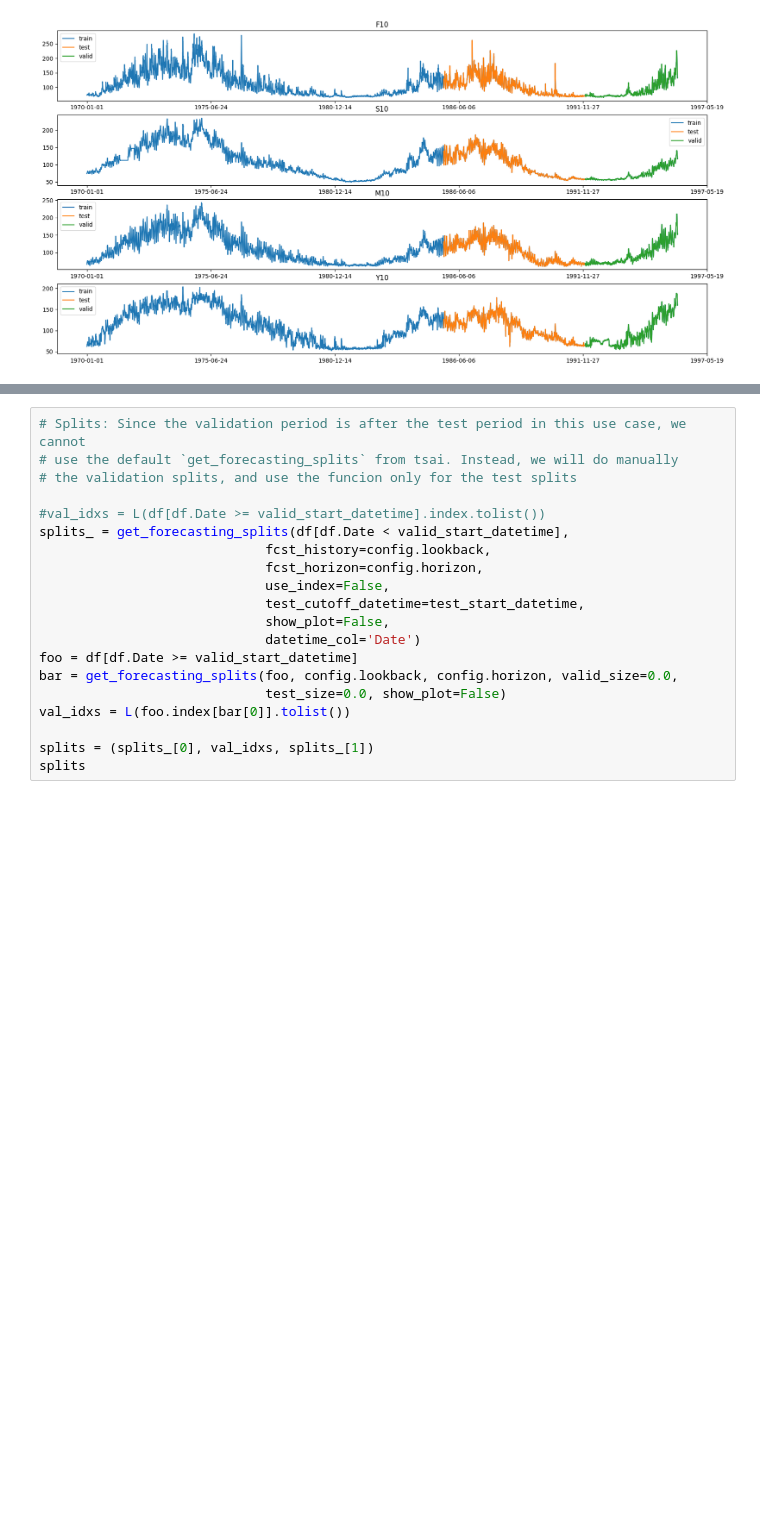
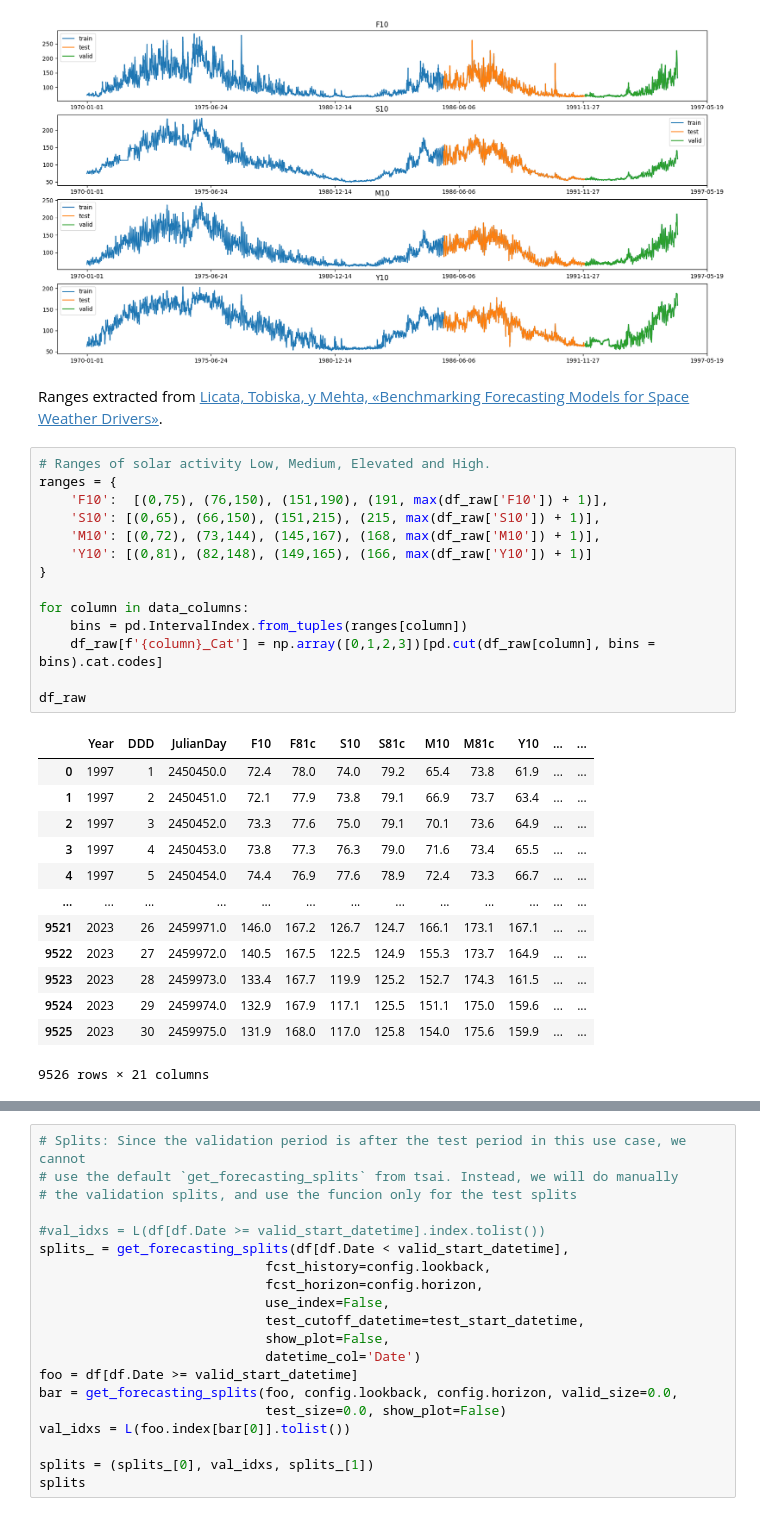
Before and after one commit to ARCLab-MIT/SW-Transformers-Forecaster-Framework, a Jupyter notebook: dev_nbs/solfsmy_train.ipynb, the cells around one changed output, grey strips where cells are left out. Saved outputs shown, nothing was run; the diff lists cells and outputs as text; blank space fills up the shorter version.

```diff
--- a/dev_nbs/solfsmy_train.ipynb
+++ b/dev_nbs/solfsmy_train.ipynb
@@ -331,3 +331,33 @@ for i, var in enumerate(['F10', 'S10', 'M10', 'Y10']):
     ax[i].xaxis.set_major_formatter(mdates.DateFormatter('%Y-%m-%d')) # format x-axis ticks
 # %% [output]
 [figure]
+# %% [markdown]
+Ranges extracted from [Licata, Tobiska, y Mehta, «Benchmarking Forecasting Models for Space Weather Drivers»]().
+# %%
+# Ranges of solar activity Low, Medium, Elevated and High.
+ranges = {
+    'F10':  [(0,75), (76,150), (151,190), (191, max(df_raw['F10']) + 1)],
+    'S10': [(0,65), (66,150), (151,215), (215, max(df_raw['S10']) + 1)],
+    'M10': [(0,72), (73,144), (145,167), (168, max(df_raw['M10']) + 1)],
+    'Y10': [(0,81), (82,148), (149,165), (166, max(df_raw['Y10']) + 1)]
+}
+
+for column in data_columns:
+    bins = pd.IntervalIndex.from_tuples(ranges[column])
+    df_raw[f'{column}_Cat'] = np.array([0,1,2,3])[pd.cut(df_raw[column], bins = bins).cat.codes]
+
+df_raw
+# %% [output]
+|  | Year | DDD | JulianDay | F10 | F81c | S10 | S81c | M10 | M81c | Y10 | ... | ... |
+| 0 | 1997 | 1 | 2450450.0 | 72.4 | 78.0 | 74.0 | 79.2 | 65.4 | 73.8 | 61.9 | ... | ... |
+| 1 | 1997 | 2 | 2450451.0 | 72.1 | 77.9 | 73.8 | 79.1 | 66.9 | 73.7 | 63.4 | ... | ... |
+| 2 | 1997 | 3 | 2450452.0 | 73.3 | 77.6 | 75.0 | 79.1 | 70.1 | 73.6 | 64.9 | ... | ... |
+| 3 | 1997 | 4 | 2450453.0 | 73.8 | 77.3 | 76.3 | 79.0 | 71.6 | 73.4 | 65.5 | ... | ... |
+| 4 | 1997 | 5 | 2450454.0 | 74.4 | 76.9 | 77.6 | 78.9 | 72.4 | 73.3 | 66.7 | ... | ... |
+| ... | ... | ... | ... | ... | ... | ... | ... | ... | ... | ... | ... | ... |
+| 9521 | 2023 | 26 | 2459971.0 | 146.0 | 167.2 | 126.7 | 124.7 | 166.1 | 173.1 | 167.1 | ... | ... |
+| 9522 | 2023 | 27 | 2459972.0 | 140.5 | 167.5 | 122.5 | 124.9 | 155.3 | 173.7 | 164.9 | ... | ... |
+| 9523 | 2023 | 28 | 2459973.0 | 133.4 | 167.7 | 119.9 | 125.2 | 152.7 | 174.3 | 161.5 | ... | ... |
+| 9524 | 2023 | 29 | 2459974.0 | 132.9 | 167.9 | 117.1 | 125.5 | 151.1 | 175.0 | 159.6 | ... | ... |
+| 9525 | 2023 | 30 | 2459975.0 | 131.9 | 168.0 | 117.0 | 125.8 | 154.0 | 175.6 | 159.9 | ... | ... |
+9526 rows × 21 columns
```
Also changed, not shown: parts of 3 cells of this notebook, 2 other files.
